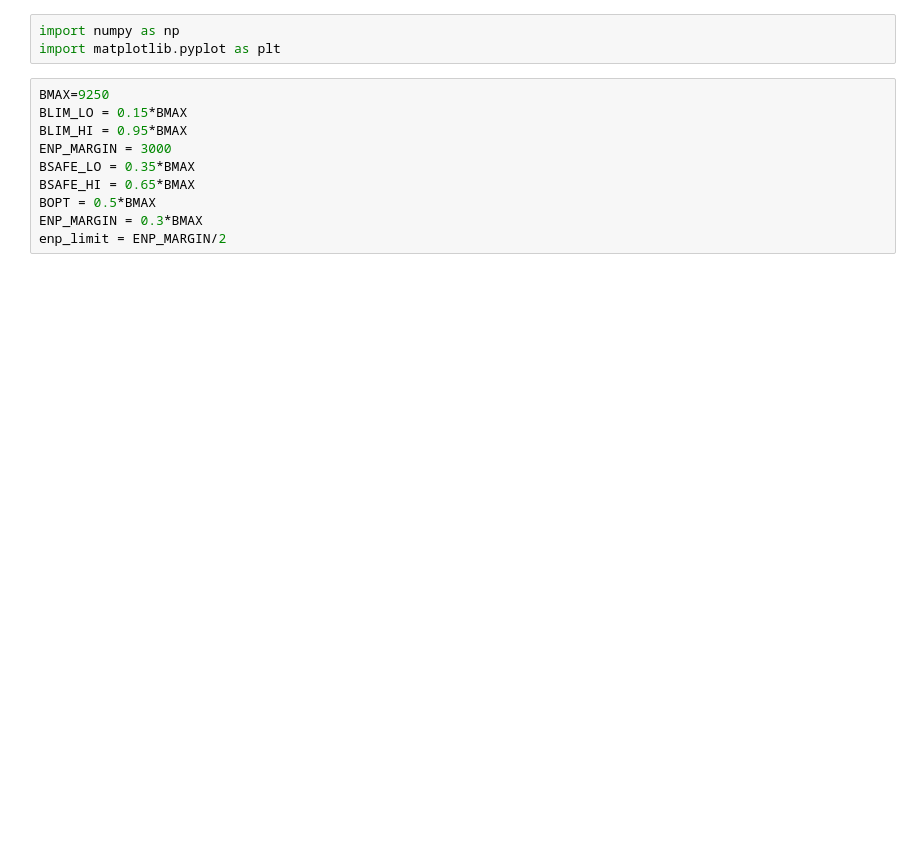
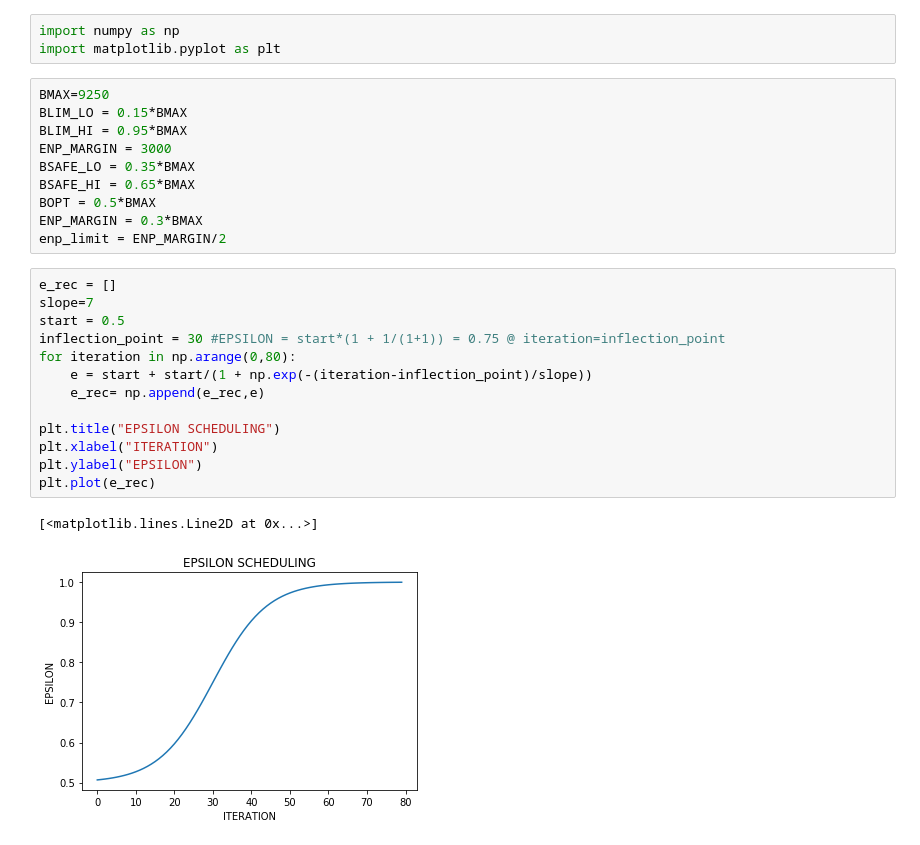
Before and after one commit to shaswot/dsn_eno, a Jupyter notebook: G_reward.ipynb, the cells around one changed output. Saved outputs shown, nothing was run; the diff lists cells and outputs as text; blank space fills up the shorter version.

```diff
--- a/G_reward.ipynb
+++ b/G_reward.ipynb
@@ -11,5 +11,21 @@ BSAFE_HI = 0.65*BMAX
 BOPT = 0.5*BMAX
 ENP_MARGIN = 0.3*BMAX
 enp_limit = ENP_MARGIN/2
+# %%
+e_rec = []
+slope=7
+start = 0.5
+inflection_point = 30 #EPSILON = start*(1 + 1/(1+1)) = 0.75 @ iteration=inflection_point
+for iteration in np.arange(0,80):
+    e = start + start/(1 + np.exp(-(iteration-inflection_point)/slope))
+    e_rec= np.append(e_rec,e)
+
+plt.title("EPSILON SCHEDULING")
+plt.xlabel("ITERATION")
+plt.ylabel("EPSILON")
+plt.plot(e_rec)
+# %% [output]
+[<matplotlib.lines.Line2D at 0x...>]
+[figure, added]
 # %%
 def r1(bmean):
```
Also changed, not shown: parts of 10 cells of this notebook, 17 other files.
